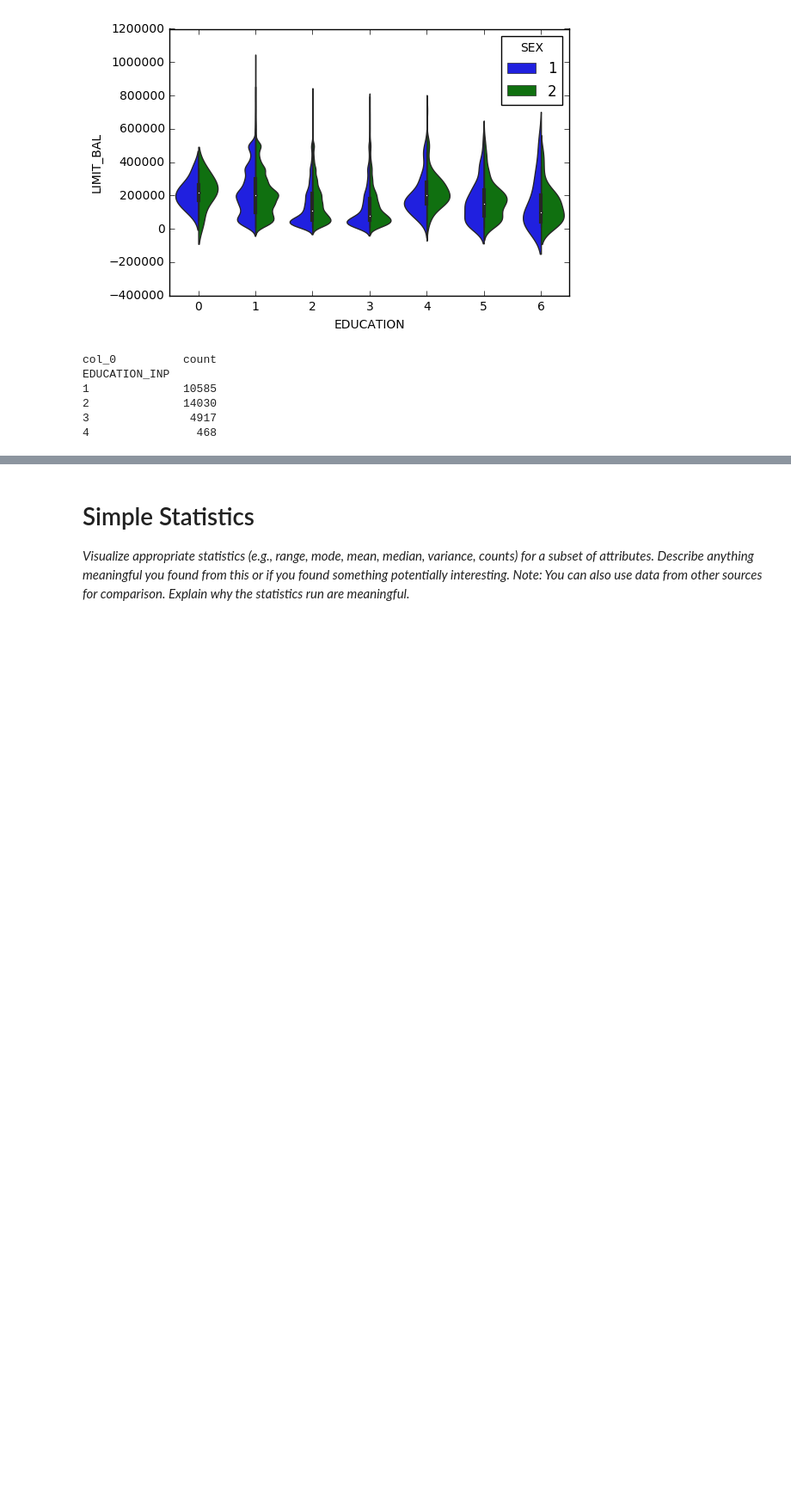
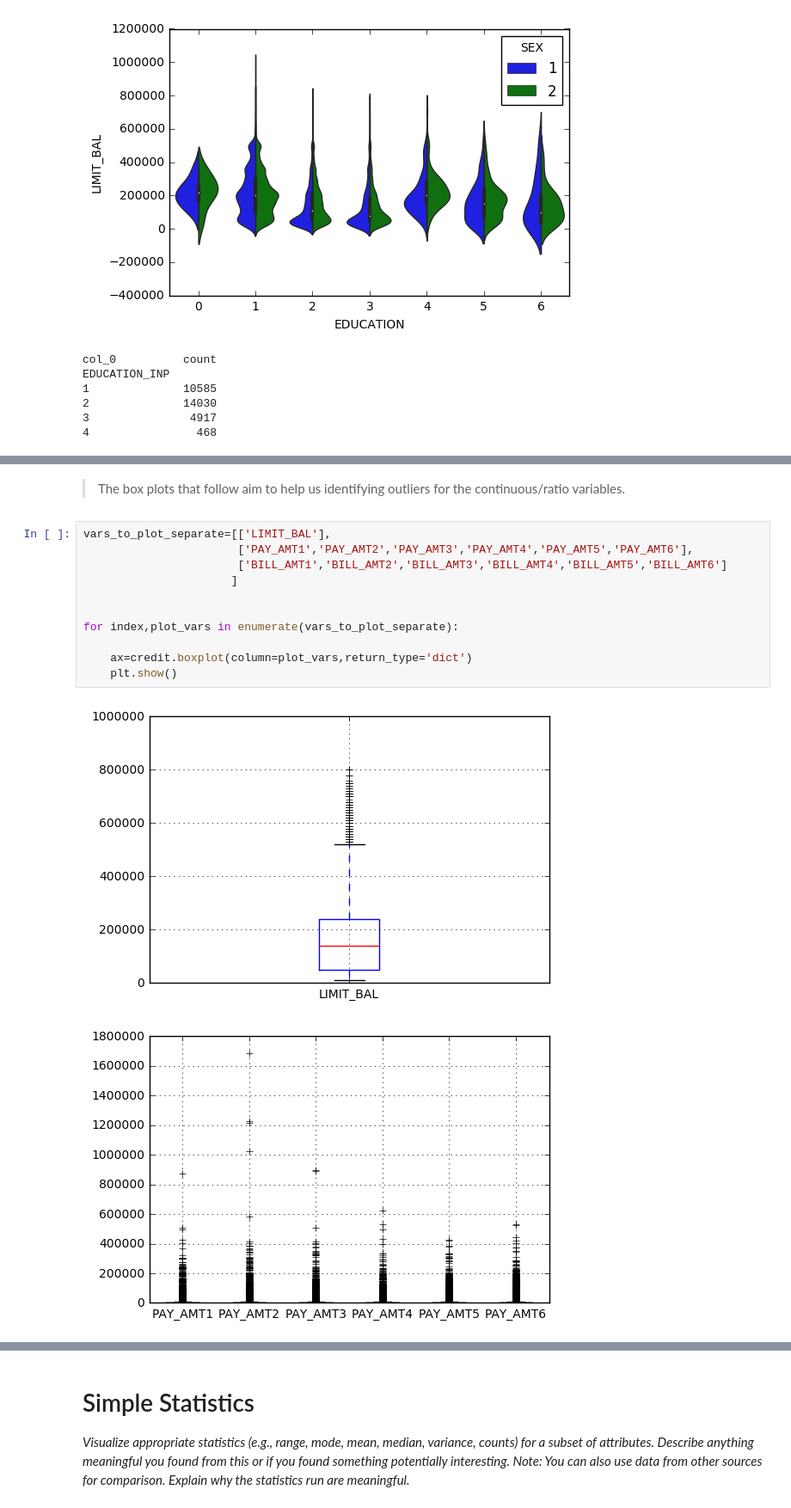
Before and after one commit to msds7331/credit-default, a Jupyter notebook: notebooks/1.0-jbs-credit-default.ipynb, the cells around one changed output, grey strips where cells are left out. Shown at 86% size. Cells and saved outputs as stored; diff of their text form; blank space fills up the shorter version.

```diff
--- a/notebooks/1.0-jbs-credit-default.ipynb
+++ b/notebooks/1.0-jbs-credit-default.ipynb
@@ -239,0 +331,16 @@ EDUCATION_INP
+# %% [markdown]
+> The box plots that follow aim to help us identifying outliers for the continuous/ratio variables.
+# %%
+vars_to_plot_separate=[['LIMIT_BAL'],
+                       ['PAY_AMT1','PAY_AMT2','PAY_AMT3','PAY_AMT4','PAY_AMT5','PAY_AMT6'],
+                       ['BILL_AMT1','BILL_AMT2','BILL_AMT3','BILL_AMT4','BILL_AMT5','BILL_AMT6']
+                      ]
+
+
+for index,plot_vars in enumerate(vars_to_plot_separate):
+
+    ax=credit.boxplot(column=plot_vars,return_type='dict')
+    plt.show()
+# %% [output]
+[figure, added]
+[figure, added]
```
Also changed, not shown: parts of 8 cells of this notebook.
